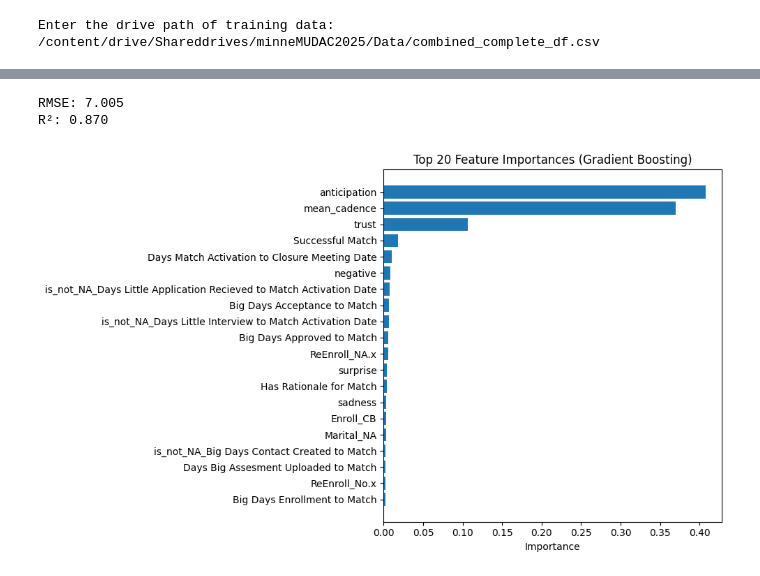
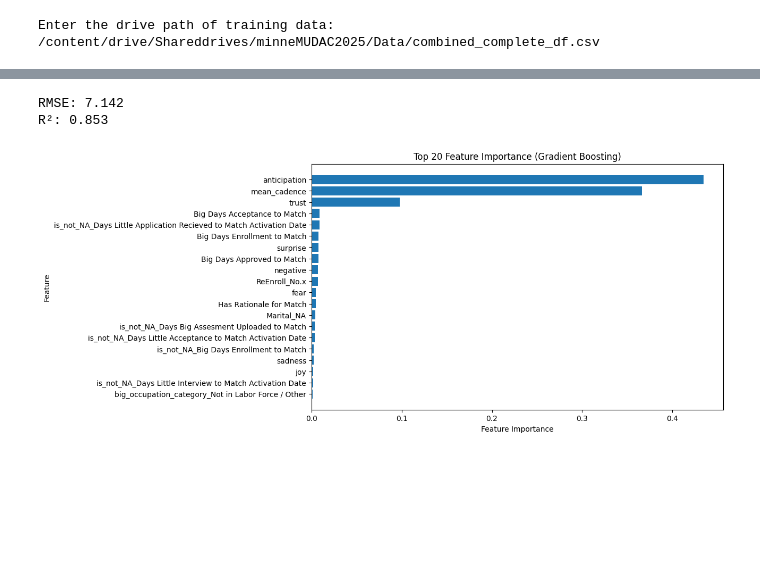
Before and after one commit to Al-Ashir-Intisar/minneMUDAC2025, a Jupyter notebook: training_files/initial_model_training_multiple_linear_reg.ipynb, the cells around one changed output, grey strips where cells are left out. Saved outputs shown, nothing was run; the diff lists cells and outputs as text; code cells hidden in the pictures; blank space fills up the shorter version.

Commit message:
finished model training

```diff
--- a/training_files/initial_model_training_multiple_linear_reg.ipynb
+++ b/training_files/initial_model_training_multiple_linear_reg.ipynb
@@ -13,7 +13,7 @@ training_data_path = input("Enter the drive path of training data: ")
 # %% [output]
 Enter the drive path of training data: /content/drive/Shareddrives/minneMUDAC2025/Data/combined_complete_df.csv
 # %%
-training_df = pd.read_csv(training_data_path).drop(columns=["Little ID", "Big ID", "Match ID 18Char", "Days Match Activation to Note Completion avg"])
+training_df = pd.read_csv(training_data_path).drop(columns=["...1", "Successful Match", "Little ID", "Big ID", "Match ID 18Char", "Days Match Activation to Note Completion avg", "Days Match Activation to Closure Meeting Date"])
 col = training_df.pop("match_length")
 training_df.insert(0, "match_length", col)
 training_df.head()
@@ -215,6 +663,14 @@ plt.show()
 # Using gradient boosting model
 from sklearn.ensemble import GradientBoostingRegressor
 
+training_df_consistent = training_df.drop(columns=[ "Big Age", "Program Type_Site Based Plus", "is_not_NA_Days Match Activation to Closure Meeting Date", "Same County", "Same State"])
+# Split data
+x_train, x_test, y_train, y_test = train_test_split(
+    training_df_consistent.drop(columns=["match_length"]),
+    training_df_consistent["match_length"],
+    test_size=0.2,
+    random_state=2045
+)
 
 # Initialize the model
 gbr = GradientBoostingRegressor(n_estimators=100, learning_rate=0.1, max_depth=3, random_state=42)
@@ -233,27 +689,29 @@ r2 = r2_score(y_test, y_pred)
 print(f"RMSE: {rmse:.3f}")
 print(f"R²: {r2:.3f}")
 # %% [output]
-RMSE: 7.005
-R²: 0.870
+RMSE: 7.142
+R²: 0.853
 # %%
-# Get feature importances
-importances = gbr.feature_importances_
-features = x_train.columns
 
-# Create a DataFrame for easy viewing
-importance_df = pd.DataFrame({'Feature': features, 'Importance': importances})
+
+# Assuming 'gbr' is your trained GradientBoostingRegressor model and 'x_train' has the feature names
+feature_importance = gbr.feature_importances_
+feature_names = x_train.columns
+
+# Create a DataFrame for easier sorting
+importance_df = pd.DataFrame({'Feature': feature_names, 'Importance': feature_importance})
 importance_df = importance_df.sort_values(by='Importance', ascending=False)
 
-# Keep only the top 20
-top_20 = importance_df.head(20)
+# Select the top 20 features
+top_20_features = importance_df.head(20)
 
-# Plot
+# Plotting
 plt.figure(figsize=(10, 6))
-plt.barh(top_20['Feature'], top_20['Importance'])
-plt.gca().invert_yaxis()
-plt.title("Top 20 Feature Importances (Gradient Boosting)")
-plt.xlabel("Importance")
-plt.tight_layout()
+plt.barh(top_20_features['Feature'], top_20_features['Importance'])
+plt.xlabel("Feature Importance")
+plt.ylabel("Feature")
+plt.title("Top 20 Feature Importance (Gradient Boosting)")
+plt.gca().invert_yaxis()  # Invert y-axis to show highest importance at the top
 plt.show()
 # %% [output]
-[figure, old version]
+[figure, new version]
```
Also changed, not shown: parts of 37 cells of this notebook.
